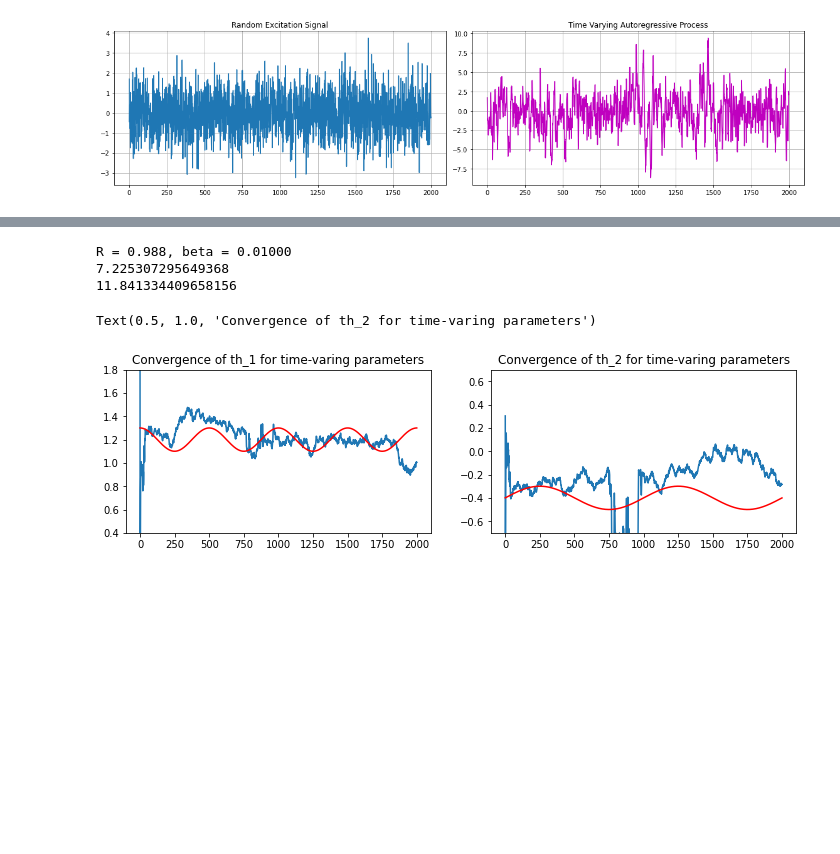
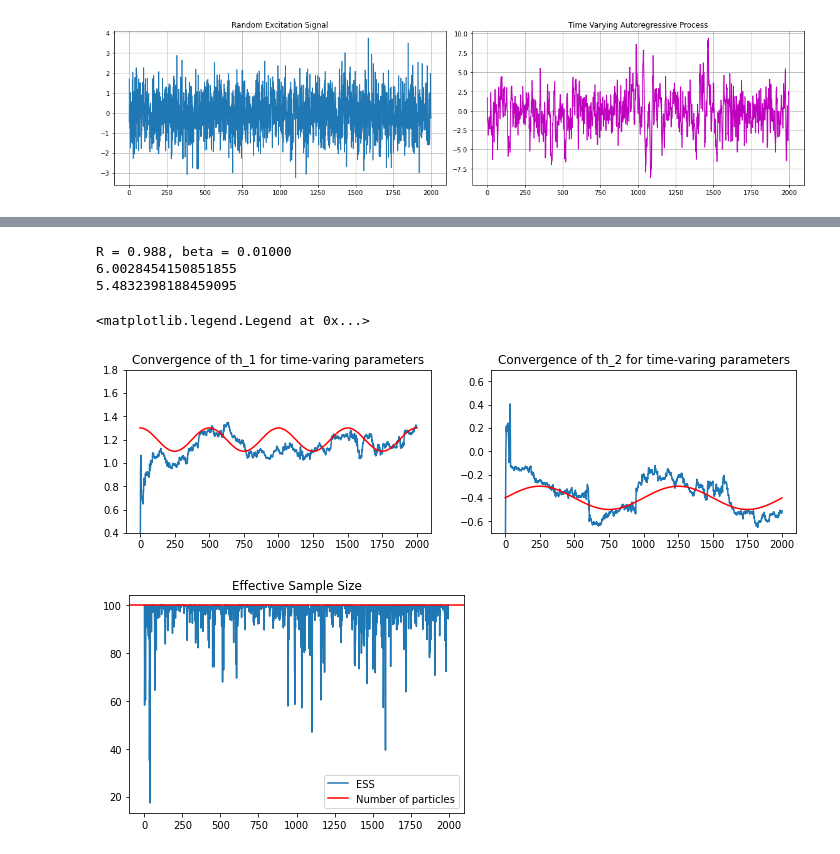
Before and after one commit to WHU-Peter/COMP6247-Reinforcement-and-Online-Learning, a Jupyter notebook: Assignment1_1.ipynb, the cells around one changed output, grey strips where cells are left out. Saved outputs shown, nothing was run; the diff lists cells and outputs as text; code cells hidden in the pictures; blank space fills up the shorter version.

```diff
--- a/Assignment1_1.ipynb
+++ b/Assignment1_1.ipynb
@@ -62,0 +70,30 @@ def SIS(y, beta, R):
+# %%
+beta = 0.01
+R = np.std(ex)
+print("R = %4.3f, beta = %6.5f" %(R, beta))
+th_conv, ESS = SIS(y_time_varing, beta, R)
+
+print(np.linalg.norm(th_conv[0]-A[:,0]))
+print(np.linalg.norm(th_conv[1]-A[:,1]))
+print(ESS)
+
+fig, ax = plt.subplots(nrows=1, ncols=2, figsize=(12,3))
+ax[0].plot(th_conv[0])
+ax[0].plot(A[:,0], color='r')
+ax[0].set_ylim(0.4, 1.8)
+ax[0].set_title("Convergence of th_1 for time-varing parameters" )
+ax[1].plot(th_conv[1])
+ax[1].plot(A[:,1], color='r')
+ax[1].set_ylim(-0.7, 0.7)
+ax[1].set_title("Convergence of th_2 for time-varing parameters")
+
+fig, ax = plt.subplots(nrows=1, ncols=1, figsize=(6,4))
+ax.plot(ESS[0:100], label='ESS')
+ax.axhline(y=sample_num, color='r', label="Number of particles")
+# ax[0].set_ylim(0.4, 1.8)
+ax.set_title("Effective Sample Size")
+ax.legend()
+# ax[1].plot(th_conv[1])
+# ax[1].plot(A[:,1], color='r')
+# ax[1].set_ylim(-0.7, 0.7)
+# ax[1].set_title("Convergence of th_2 for time-varing parameters")
@@ -63,24 +148,32 @@ def SIS(y, beta, R):
 # %%
 beta = 0.01
 R = np.std(ex)
 print("R = %4.3f, beta = %6.5f" %(R, beta))
-th_conv = SIS(y_time_varing, beta, R)
+th_conv, ESS = PF(y_time_varing, beta, R)
 
 print(np.linalg.norm(th_conv[0]-A[:,0]))
 print(np.linalg.norm(th_conv[1]-A[:,1]))
 
 fig, ax = plt.subplots(nrows=1, ncols=2, figsize=(12,3))
 ax[0].plot(th_conv[0])
 ax[0].plot(A[:,0], color='r')
 ax[0].set_ylim(0.4, 1.8)
 ax[0].set_title("Convergence of th_1 for time-varing parameters" )
 ax[1].plot(th_conv[1])
 ax[1].plot(A[:,1], color='r')
 ax[1].set_ylim(-0.7, 0.7)
 ax[1].set_title("Convergence of th_2 for time-varing parameters")
+
+fig, ax = plt.subplots(nrows=1, ncols=1, figsize=(6,4))
+ax.plot(ESS, label='ESS')
+ax.axhline(y=sample_num, color='r', label="Number of particles")
+# ax[0].set_ylim(0.4, 1.8)
+ax.set_title("Effective Sample Size")
+ax.legend()
 # %% [output]
 R = 0.988, beta = 0.01000
-7.225307295649368
-11.841334409658156
+6.0028454150851855
+5.4832398188459095
-Text(0.5, 1.0, 'Convergence of th_2 for time-varing parameters')
+<matplotlib.legend.Legend at 0x...>
-[figure, old version]
+[figure, new version]
+[figure, added]
```
Also changed, not shown: parts of 6 cells of this notebook.
